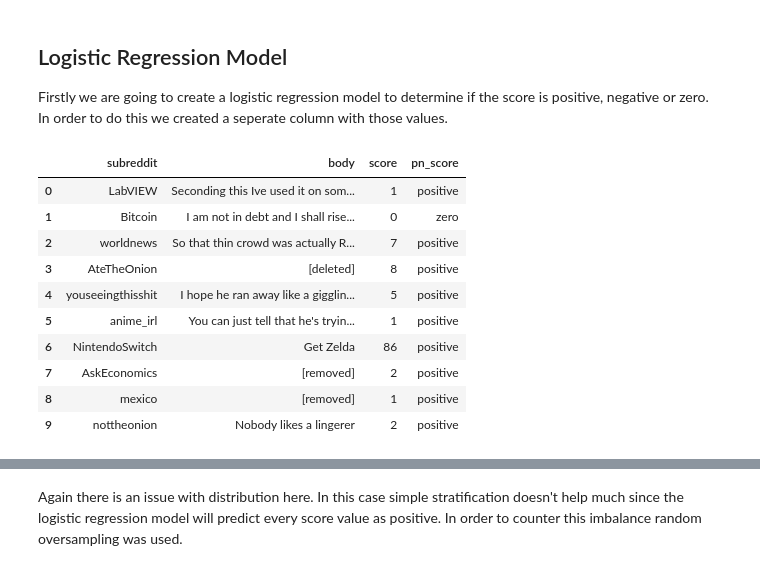
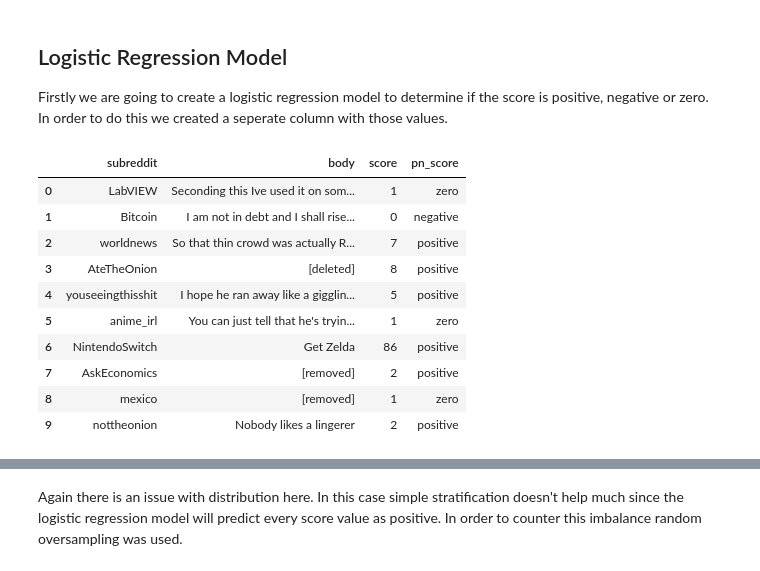
Before and after one commit to AlexHartford/redditscore, a Jupyter notebook: python/redditscore.ipynb, the cells around one changed output, grey strips where cells are left out. Drawn from its saved outputs; the diff is of its cells as text; code cells hidden in the pictures.

```diff
--- a/python/redditscore.ipynb
+++ b/python/redditscore.ipynb
@@ -135,26 +135,26 @@ In order to do this we created a seperate column with those values.
 # %%
 df['pn_score'] = ""
 
 for i in df['score'].index:
-    if  df['score'].at[i] > 0:
+    if  df['score'].at[i] > 1:
         df['pn_score'].at[i] = 'positive'
-    elif float(df['score'].at[i]) < 0:
+    elif float(df['score'].at[i]) <= 0:
         df['pn_score'].at[i] = 'negative'
     else:
         df['pn_score'].at[i] = 'zero'
 
 df.head(10)
 # %% [output]
 |  | subreddit | body | score | pn_score |
-| 0 | LabVIEW | Seconding this Ive used it on som... | 1 | positive |
-| 1 | Bitcoin | I am not in debt and I shall rise... | 0 | zero |
+| 0 | LabVIEW | Seconding this Ive used it on som... | 1 | zero |
+| 1 | Bitcoin | I am not in debt and I shall rise... | 0 | negative |
 | 2 | worldnews | So that thin crowd was actually R... | 7 | positive |
 | 3 | AteTheOnion | [deleted] | 8 | positive |
 | 4 | youseeingthisshit | I hope he ran away like a gigglin... | 5 | positive |
-| 5 | anime_irl | You can just tell that he's tryin... | 1 | positive |
+| 5 | anime_irl | You can just tell that he's tryin... | 1 | zero |
 | 6 | NintendoSwitch | Get Zelda | 86 | positive |
 | 7 | AskEconomics | [removed] | 2 | positive |
-| 8 | mexico | [removed] | 1 | positive |
+| 8 | mexico | [removed] | 1 | zero |
 | 9 | nottheonion | Nobody likes a lingerer | 2 | positive |
 # %%
 pn_counts = df['pn_score'].value_counts()
```
Also changed, not shown: parts of 15 cells of this notebook.
